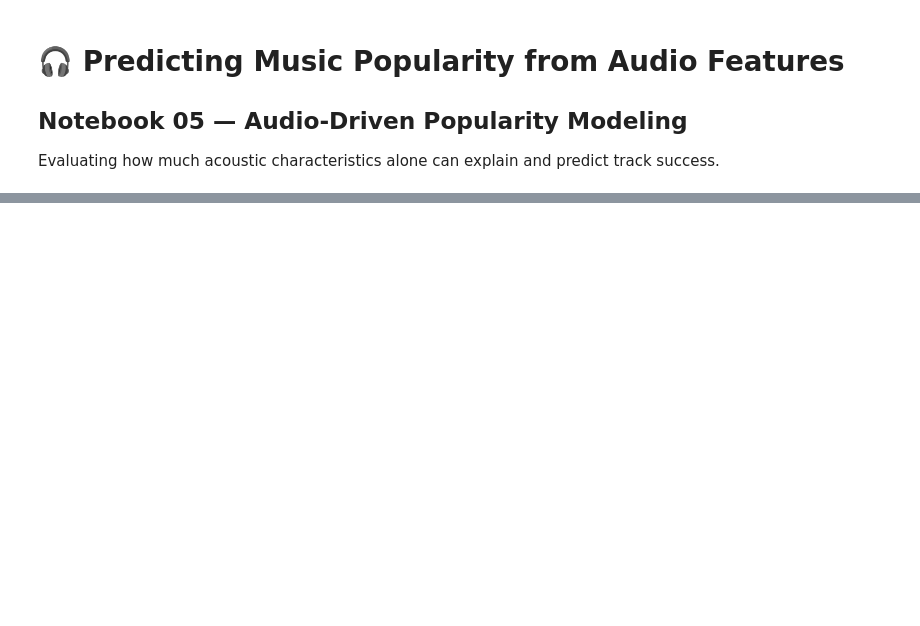
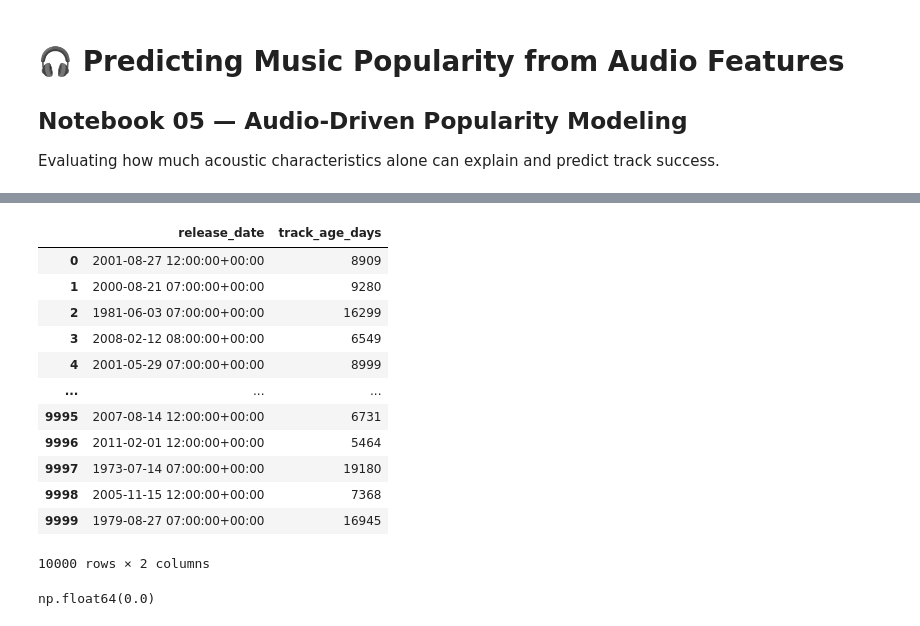
Before and after one commit to lucytheboss/what-drives-music-popularity, a Jupyter notebook: notebooks/05_audio_modeling.ipynb, the cells around one changed output, grey strips where cells are left out. Drawn from its saved outputs; the diff is of its cells as text; code cells hidden in the pictures; blank space fills up the shorter version.

```diff
--- a/notebooks/05_audio_modeling.ipynb
+++ b/notebooks/05_audio_modeling.ipynb
@@ -20,0 +74,23 @@ df.head()
+# %%
+today = pd.Timestamp('2026-01-18', tz='UTC')
+df['track_age_days'] = (today - df['release_date']).dt.days
+df[['release_date', 'track_age_days']]
+# %% [output]
+|  | release_date | track_age_days |
+| 0 | 2001-08-27 12:00:00+00:00 | 8909 |
+| 1 | 2000-08-21 07:00:00+00:00 | 9280 |
+| 2 | 1981-06-03 07:00:00+00:00 | 16299 |
+| 3 | 2008-02-12 08:00:00+00:00 | 6549 |
+| 4 | 2001-05-29 07:00:00+00:00 | 8999 |
+| ... | ... | ... |
+| 9995 | 2007-08-14 12:00:00+00:00 | 6731 |
+| 9996 | 2011-02-01 12:00:00+00:00 | 5464 |
+| 9997 | 1973-07-14 07:00:00+00:00 | 19180 |
+| 9998 | 2005-11-15 12:00:00+00:00 | 7368 |
+| 9999 | 1979-08-27 07:00:00+00:00 | 16945 |
+10000 rows × 2 columns
+# %%
+df=df.dropna(subset='track_popularity').copy()
+df['track_popularity'].isna().mean()
+# %% [output]
+np.float64(0.0)
```
Also changed, not shown: parts of 51 cells of this notebook.
